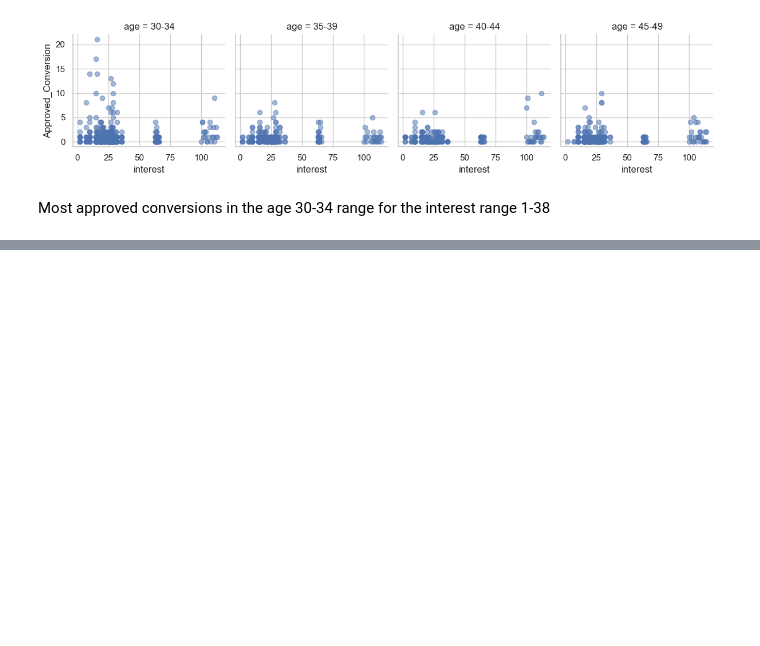
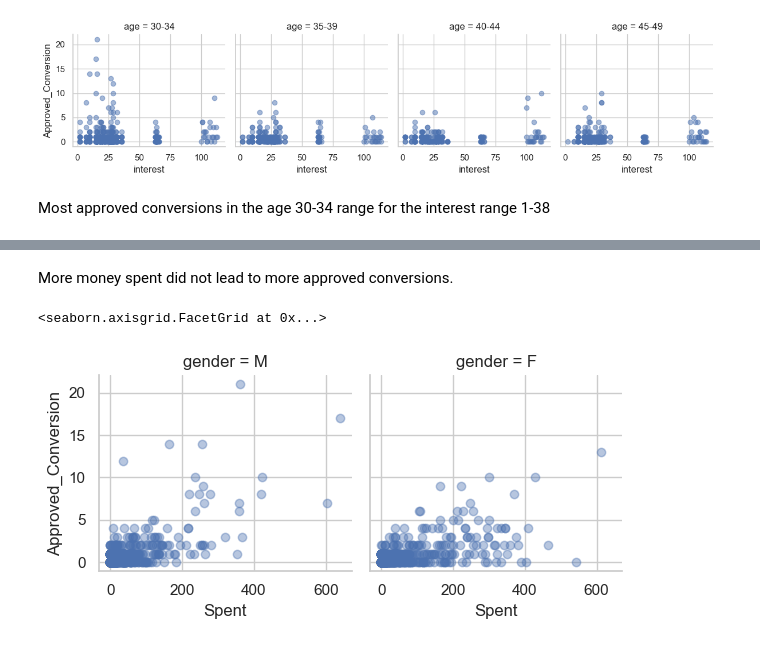
Before and after one commit to joela03/Marketing-EDA, a Jupyter notebook: marketing_eda.ipynb, the cells around one changed output, grey strips where cells are left out. Saved outputs shown, nothing was run; the diff lists cells and outputs as text; code cells hidden in the pictures; blank space fills up the shorter version.

```diff
--- a/marketing_eda.ipynb
+++ b/marketing_eda.ipynb
@@ -277,0 +295,9 @@ Most approved conversions in the age 30-34 range for the interest range 1-38
+# %% [markdown]
+More money spent did not lead to more approved conversions.
+# %%
+g = sns.FacetGrid(df, col="gender")
+g.map(plt.scatter, "Spent", "Approved_Conversion", alpha=.4)
+g.add_legend()
+# %% [output]
+<seaborn.axisgrid.FacetGrid at 0x...>
+[figure, added]
```
Also changed, not shown: parts of 5 cells of this notebook.
